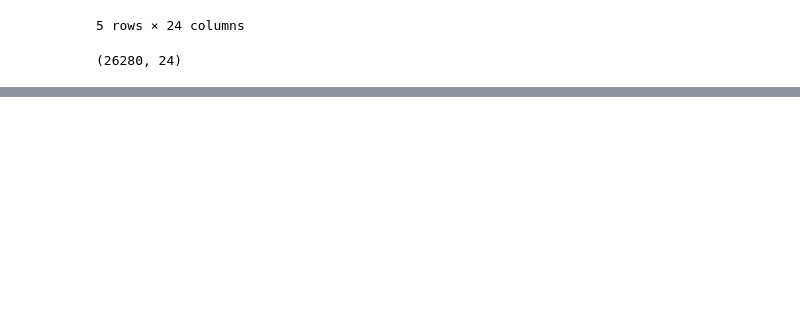
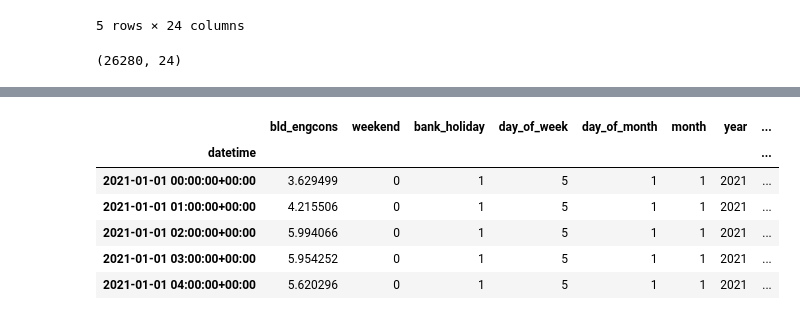
Before and after one commit to Xnsam/timeseries_data, a Jupyter notebook: notebooks/reza_experiment_1.ipynb, the cells around one changed output, grey strips where cells are left out. Saved outputs shown, nothing was run; the diff lists cells and outputs as text; code cells hidden in the pictures; blank space fills up the shorter version.

```diff
--- a/notebooks/reza_experiment_1.ipynb
+++ b/notebooks/reza_experiment_1.ipynb
@@ -245,0 +239,10 @@ data_info
+# %%
+main_data.head()
+# %% [output]
+|  | bld_engcons | weekend | bank_holiday | day_of_week | day_of_month | month | year | ... |
+| datetime |  |  |  |  |  |  |  | ... |
+| 2021-01-01 00:00:00+00:00 | 3.629499 | 0 | 1 | 5 | 1 | 1 | 2021 | ... |
+| 2021-01-01 01:00:00+00:00 | 4.215506 | 0 | 1 | 5 | 1 | 1 | 2021 | ... |
+| 2021-01-01 02:00:00+00:00 | 5.994066 | 0 | 1 | 5 | 1 | 1 | 2021 | ... |
+| 2021-01-01 03:00:00+00:00 | 5.954252 | 0 | 1 | 5 | 1 | 1 | 2021 | ... |
+| 2021-01-01 04:00:00+00:00 | 5.620296 | 0 | 1 | 5 | 1 | 1 | 2021 | ... |
```
Also changed, not shown: parts of 7 cells of this notebook.
